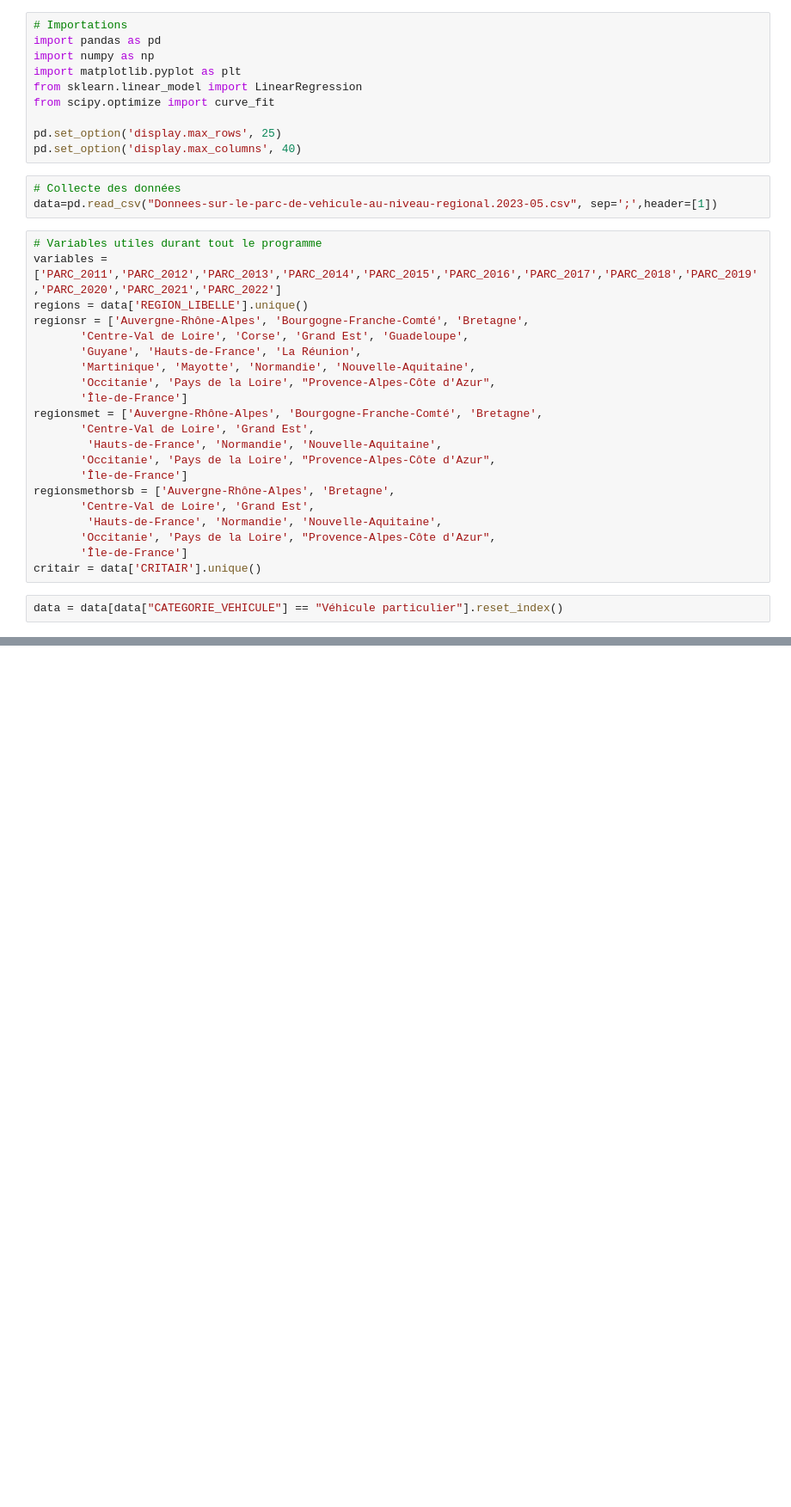
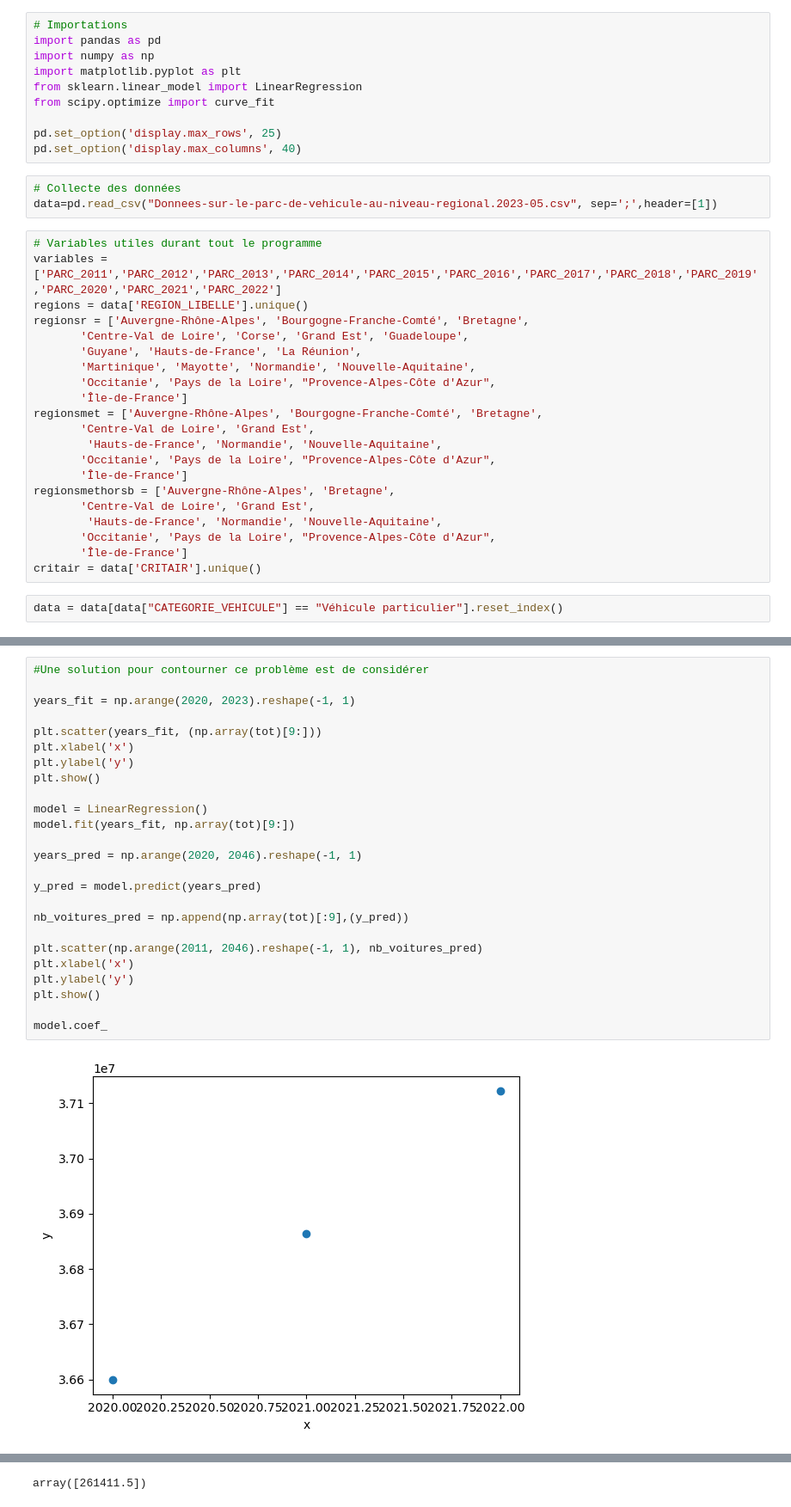
Before and after one commit to TheoLBTN/Projet-Python, a Jupyter notebook: Tendances.ipynb, the cells around one changed output, grey strips where cells are left out. Shown at 86% size. Cells and saved outputs as stored; diff of their text form; blank space fills up the shorter version.

```diff
--- a/Tendances.ipynb
+++ b/Tendances.ipynb
@@ -129,0 +391,27 @@ for i in ["Crit'Air E","Crit'Air 1","Crit'Air 2","Crit'Air 3","Crit'Air 4","Crit
+# %%
+#Une solution pour contourner ce problème est de considérer
+
+years_fit = np.arange(2020, 2023).reshape(-1, 1)
+
+plt.scatter(years_fit, (np.array(tot)[9:]))
+plt.xlabel('x')
+plt.ylabel('y')
+plt.show()
+
+model = LinearRegression()
+model.fit(years_fit, np.array(tot)[9:])
+
+years_pred = np.arange(2020, 2046).reshape(-1, 1)
+
+y_pred = model.predict(years_pred)
+
+nb_voitures_pred = np.append(np.array(tot)[:9],(y_pred))
+
+plt.scatter(np.arange(2011, 2046).reshape(-1, 1), nb_voitures_pred)
+plt.xlabel('x')
+plt.ylabel('y')
+plt.show()
+
+model.coef_
+# %% [output]
+[figure, added]
@@ -129,0 +419 @@ for i in ["Crit'Air E","Crit'Air 1","Crit'Air 2","Crit'Air 3","Crit'Air 4","Crit
+array([261411.5])
```
Also changed, not shown: parts of 11 cells of this notebook.
